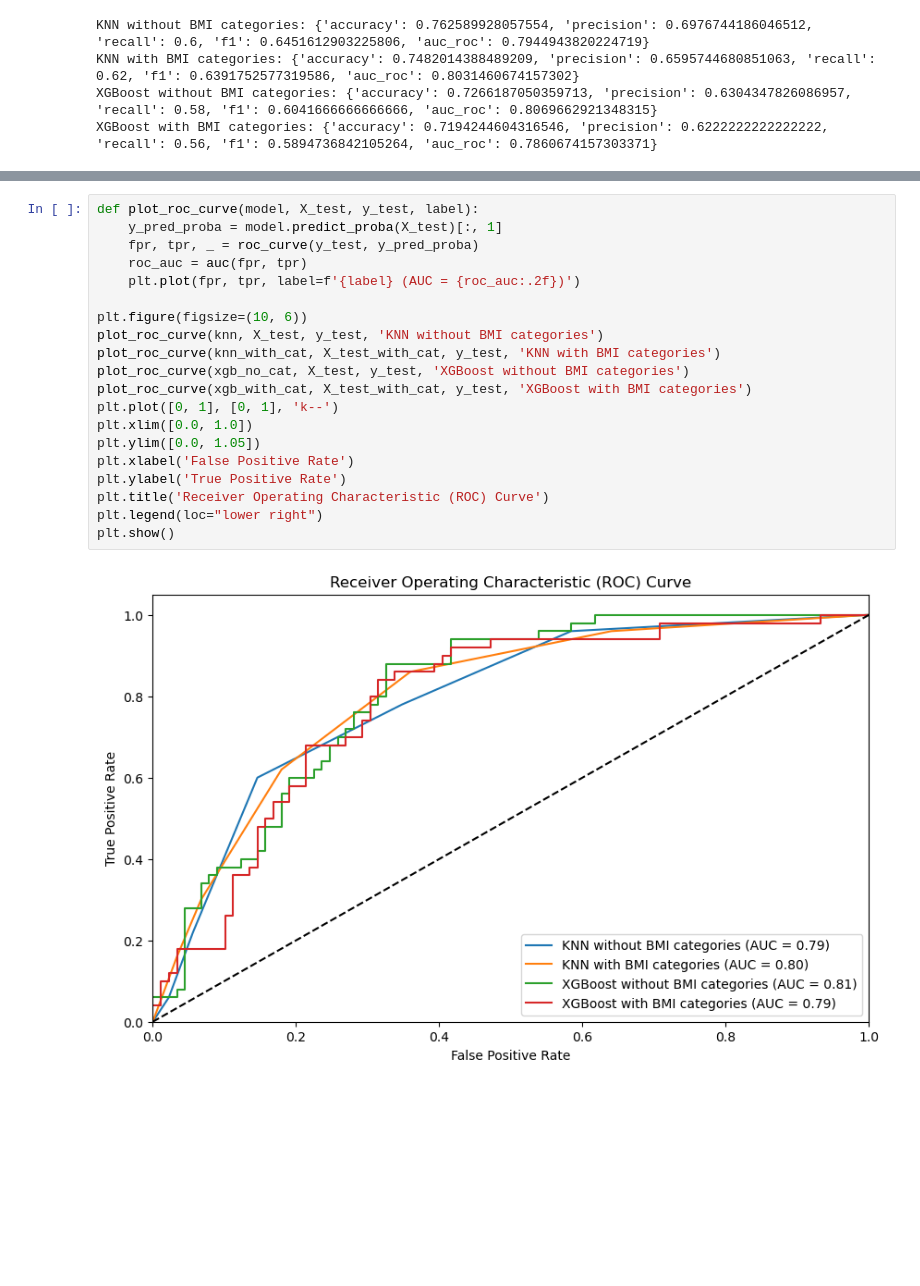
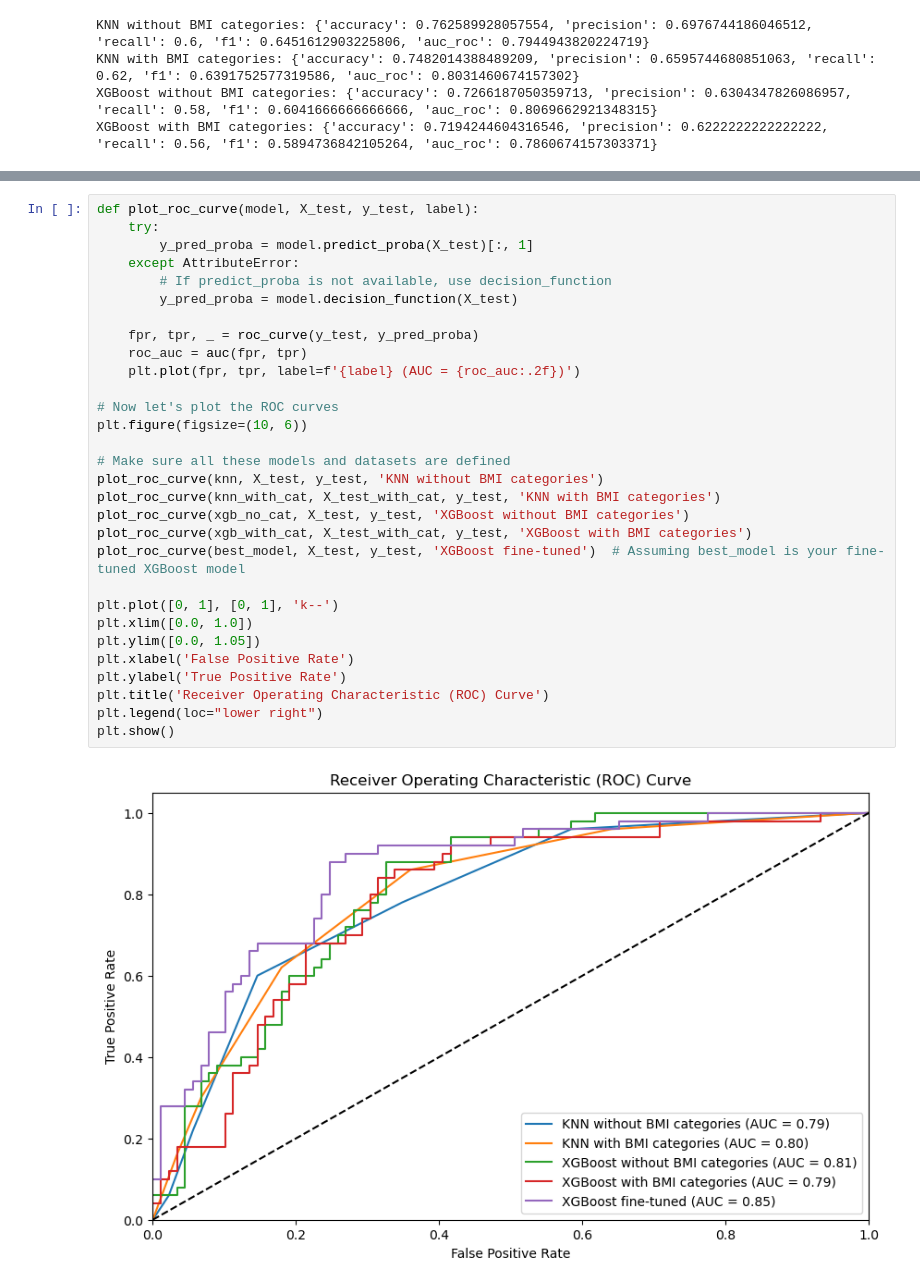
Before and after one commit to hugofitipaldi/kaggle, a Jupyter notebook: diabetes/diabetes_classification.ipynb, the cells around one changed output, grey strips where cells are left out. Drawn from its saved outputs; the diff is of its cells as text; blank space fills up the shorter version.

Commit message:
further developing XGBoost

```diff
--- a/diabetes/diabetes_classification.ipynb
+++ b/diabetes/diabetes_classification.ipynb
@@ -515,22 +543,32 @@ plt.show()
 # %%
 def plot_roc_curve(model, X_test, y_test, label):
-    y_pred_proba = model.predict_proba(X_test)[:, 1]
+    try:
+        y_pred_proba = model.predict_proba(X_test)[:, 1]
+    except AttributeError:
+        # If predict_proba is not available, use decision_function
+        y_pred_proba = model.decision_function(X_test)
+
     fpr, tpr, _ = roc_curve(y_test, y_pred_proba)
     roc_auc = auc(fpr, tpr)
     plt.plot(fpr, tpr, label=f'{label} (AUC = {roc_auc:.2f})')
 
+# Now let's plot the ROC curves
 plt.figure(figsize=(10, 6))
+
+# Make sure all these models and datasets are defined
 plot_roc_curve(knn, X_test, y_test, 'KNN without BMI categories')
 plot_roc_curve(knn_with_cat, X_test_with_cat, y_test, 'KNN with BMI categories')
 plot_roc_curve(xgb_no_cat, X_test, y_test, 'XGBoost without BMI categories')
 plot_roc_curve(xgb_with_cat, X_test_with_cat, y_test, 'XGBoost with BMI categories')
+plot_roc_curve(best_model, X_test, y_test, 'XGBoost fine-tuned')  # Assuming best_model is your fine-tuned XGBoost model
+
 plt.plot([0, 1], [0, 1], 'k--')
 plt.xlim([0.0, 1.0])
 plt.ylim([0.0, 1.05])
 plt.xlabel('False Positive Rate')
 plt.ylabel('True Positive Rate')
 plt.title('Receiver Operating Characteristic (ROC) Curve')
 plt.legend(loc="lower right")
 plt.show()
 # %% [output]
-[figure, old version]
+[figure, new version]
```
Also changed, not shown: parts of 9 cells of this notebook.
